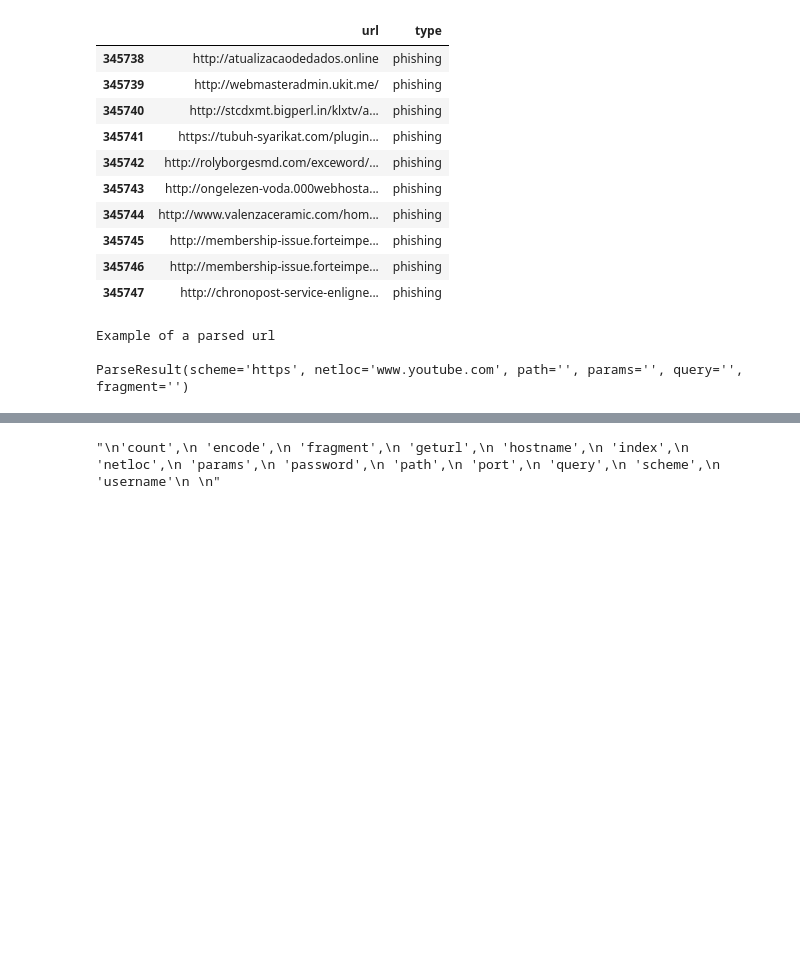
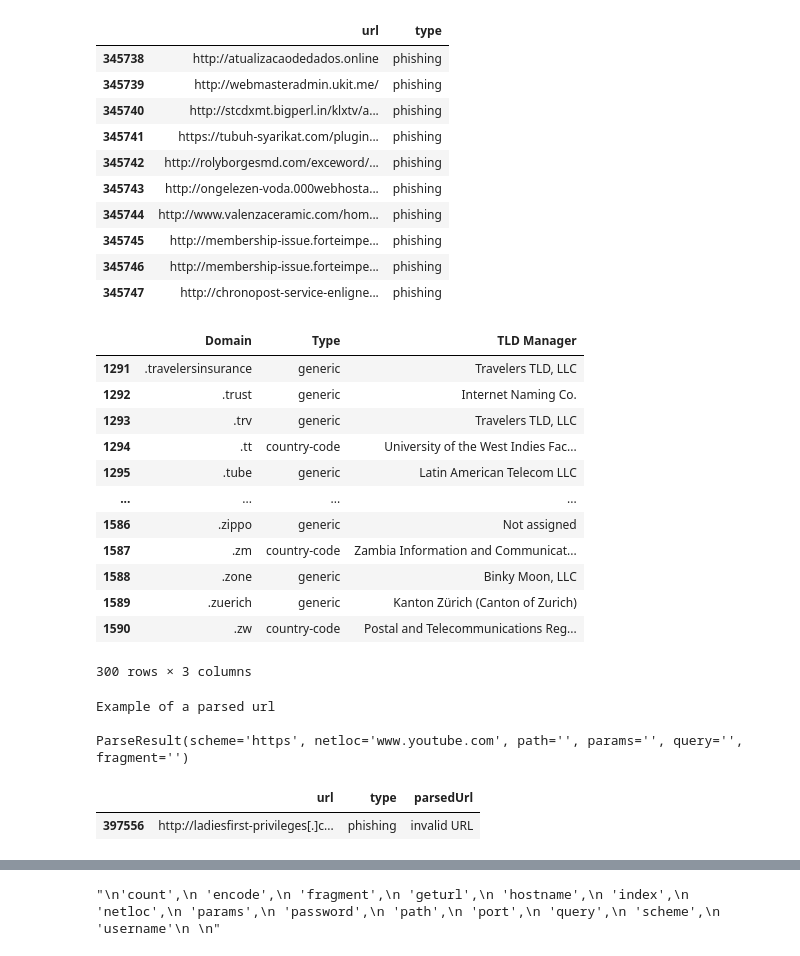
Before and after one commit to mdgarber/DetectPhishURL, a Jupyter notebook: DetectPhishURL/notebooks/detectPhishUrl.ipynb, the cells around one changed output, grey strips where cells are left out. Cells and saved outputs as stored; diff of their text form; code cells hidden in the pictures; blank space fills up the shorter version.

```diff
--- a/DetectPhishURL/notebooks/detectPhishUrl.ipynb
+++ b/DetectPhishURL/notebooks/detectPhishUrl.ipynb
@@ -56,2 +56,9 @@ shutil.copy(srcFilePath, dataDir)
 urlData = pd.read_csv(dataDir)
+# %%
+# Create pandas dataframe - TLDs (Top-level Domains)
+tldDir = '../data/raw/TLDs.csv'
+tldNames = pd.read_csv(tldDir)
+
+# TLDs source...
+# https://www.iana.org/domains/root/db
 # %%
@@ -92,4 +104,7 @@ memory usage: 6.9+ MB
 Description of the columns
 - url - The web address to be analyzed.
 - type - The classification of the URL (phishing or legitimate).
+# %%
+# increase pandas dataframe column width - full size
+pd.set_option('display.width', None)
 # %%
@@ -188,6 +211,23 @@ urlData[urlData['type'] == 'phishing'].head(10)
 | 345745 | http://membership-issue.forteimpe... | phishing |
 | 345746 | http://membership-issue.forteimpe... | phishing |
 | 345747 | http://chronopost-service-enligne... | phishing |
+# %%
+# view the data head (to be used as metadata for URLs)
+tldNames.tail(300)
+# %% [output]
+|  | Domain | Type | TLD Manager |
+| 1291 | .travelersinsurance | generic | Travelers TLD, LLC |
+| 1292 | .trust | generic | Internet Naming Co. |
+| 1293 | .trv | generic | Travelers TLD, LLC |
+| 1294 | .tt | country-code | University of the West Indies Fac... |
+| 1295 | .tube | generic | Latin American Telecom LLC |
+| ... | ... | ... | ... |
+| 1586 | .zippo | generic | Not assigned |
+| 1587 | .zm | country-code | Zambia Information and Communicat... |
+| 1588 | .zone | generic | Binky Moon, LLC |
+| 1589 | .zuerich | generic | Kanton Zürich (Canton of Zurich) |
+| 1590 | .zw | country-code | Postal and Telecommunications Reg... |
+300 rows × 3 columns
 # %%
 # create function urlparse_try
 #    otherwise, parsing will fail on an invalid URL
@@ -207,3 +247,9 @@ print(urlparse(urlData['url'][1]))
 Example of a parsed url
 
 ParseResult(scheme='https', netloc='www.youtube.com', path='', params='', query='', fragment='')
+# %%
+# invalid URLs
+pd.DataFrame(urlData[urlData['parsedUrl'] == 'invalid URL']).head()
+# %% [output]
+|  | url | type | parsedUrl |
+| 397556 | http://ladiesfirst-privileges[.]c... | phishing | invalid URL |
```
Also changed, not shown: parts of 16 cells of this notebook, 2 other files.
